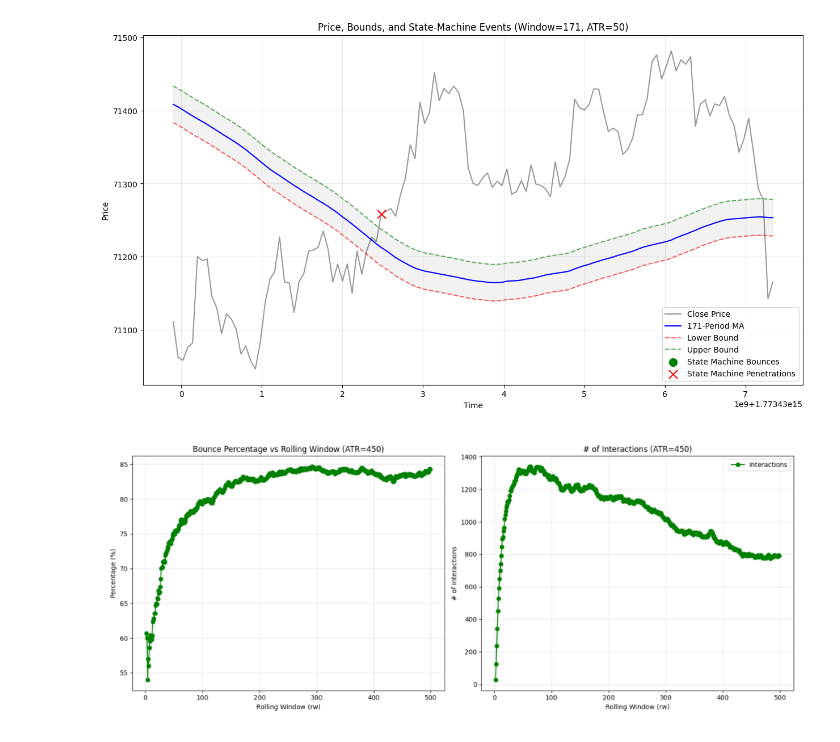
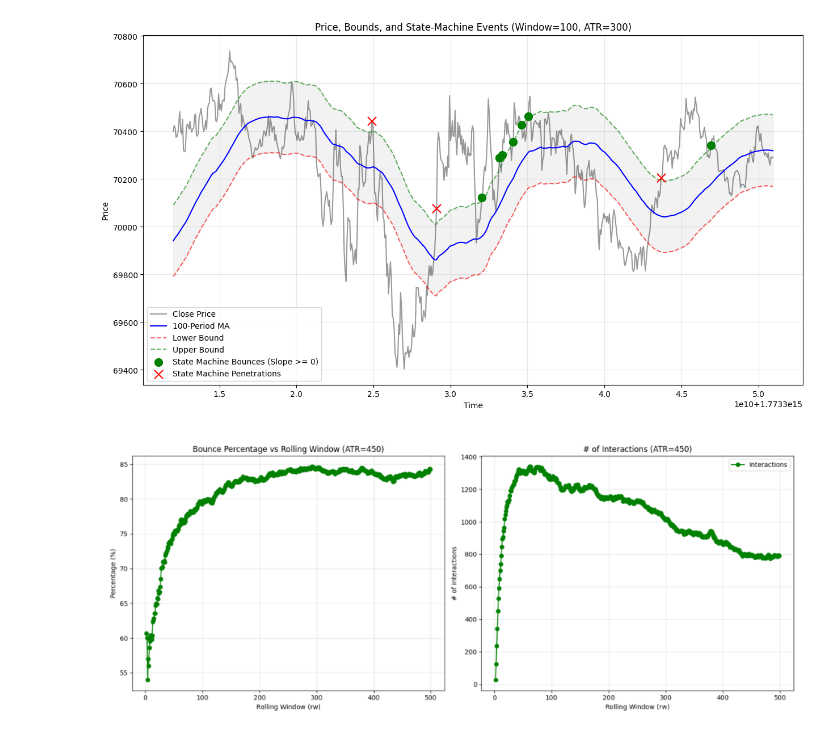
Before and after one commit to b-temirov/almaty-lake-capital, a Jupyter notebook: bot/strategy/discovery/bounce_experiment.ipynb, the cells around one changed output. Saved outputs shown, nothing was run; the diff lists cells and outputs as text; code cells hidden in the pictures.

Commit message:
Filter by positive slope signal

```diff
--- a/bot/strategy/discovery/bounce_experiment.ipynb
+++ b/bot/strategy/discovery/bounce_experiment.ipynb
@@ -164,15 +129,31 @@ import matplotlib.pyplot as plt
 import pandas as pd
 import numpy as np
 from bounce_percentages import calculate_market_events
+from bounce_slope_filters import get_nonnegative_slope_timestamps
 import glob
 import os
+from pathlib import Path
+
+
 
 # Parameters
-atr = 50
-rw = 171  # Example window size
+atr = 300
+
+rw = 100  # Example window size
 freq = '1m'
 
-path = f'/home/ora/Desktop/luma/almaty-lake-capital/bot/data/data/spot/daily/klines/BTCUSDT/1m/2026-01-11_2026-03-13'
+
+try:
+    SCRIPT_DIR = Path(__file__).resolve().parent
+except NameError:
+    SCRIPT_DIR = Path.cwd()
+    if SCRIPT_DIR.name != 'discovery':
+        SCRIPT_DIR = SCRIPT_DIR / 'bot' / 'strategy' / 'discovery'
+REPO_ROOT = SCRIPT_DIR.parents[2]
+DATA_ROOT = REPO_ROOT / 'bot' / 'data' / 'data' / 'spot' / 'daily' / 'klines' / 'BTCUSDT'
+path = DATA_ROOT / freq / '2026-02-12_2026-03-12'
+
+# path = f'/home/ora/Desktop/luma/almaty-lake-capital/bot/data/data/spot/daily/klines/BTCUSDT/1m/2026-01-11_2026-03-13'
 
 
 all_files = glob.glob(os.path.join(path, "*.csv"))
@@ -185,38 +166,43 @@ df = pd.concat(df_list, ignore_index=True)
 df = df.sort_values('open_time').reset_index(drop=True)
 
 # Calculations
 ma = df['close'].rolling(window=rw).mean()
-ma = ma[-275:-150]
-df=df[-275:-150]
+ma = ma[-800:-150]
+df=df[-800:-150]
 l_bound = ma - atr * 0.5
 u_bound = ma + atr * 0.5
 
 bounce_indices, pen_indices = calculate_market_events(df['close'], l_bound, u_bound, rw)
+nonnegative_slope_timestamps = get_nonnegative_slope_timestamps(df['open_time'], u_bound, window=75)
+filtered_bounce_indices = df.loc[bounce_indices, 'open_time']
+filtered_bounce_indices = filtered_bounce_indices[
+    filtered_bounce_indices.isin(nonnegative_slope_timestamps)
+].index.tolist()
 
 # Plotting
 plt.figure(figsize=(15, 8))
 plt.plot(df['open_time'], df['close'], label='Close Price', color='black', alpha=0.4)
 plt.plot(df['open_time'], ma, label=f'{rw}-Period MA', color='blue', linewidth=1.5)
 plt.plot(df['open_time'], l_bound, label='Lower Bound', color='red', linestyle='--', alpha=0.6)
 plt.plot(df['open_time'], u_bound, label='Upper Bound', color='green', linestyle='--', alpha=0.6)
 
 # Plot Bounces
-plt.scatter(df.loc[bounce_indices, 'open_time'], df.loc[bounce_indices, 'close'],
-            color='green', marker='o', s=100, label='State Machine Bounces', zorder=5)
+plt.scatter(df.loc[filtered_bounce_indices, 'open_time'], df.loc[filtered_bounce_indices, 'close'],
+            color='green', marker='o', s=100, label='State Machine Bounces (Slope >= 0)', zorder=5)
 
 # Plot Penetrations
 plt.scatter(df.loc[pen_indices, 'open_time'], df.loc[pen_indices, 'close'],
             color='red', marker='x', s=120, label='State Machine Penetrations', zorder=5)
 
 plt.fill_between(df['open_time'], l_bound, u_bound, color='gray', alpha=0.1)
 plt.title(f'Price, Bounds, and State-Machine Events (Window={rw}, ATR={atr})')
 plt.xlabel('Time')
 plt.ylabel('Price')
 plt.legend()
 plt.grid(True, alpha=0.3)
 plt.show()
 # %% [output]
-[figure, old version]
+[figure, new version]
 # %%
 import pandas as pd
 freq = '1m'
```
Also changed, not shown: parts of 5 cells of this notebook, 2 other files.
